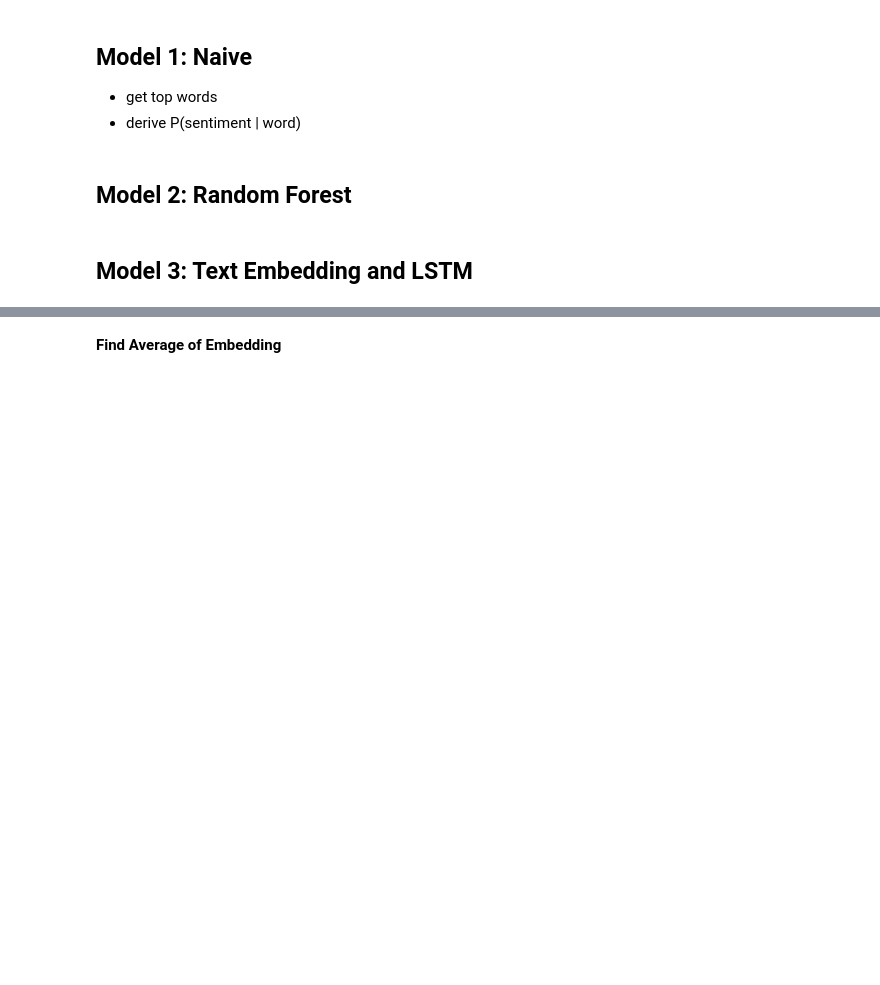
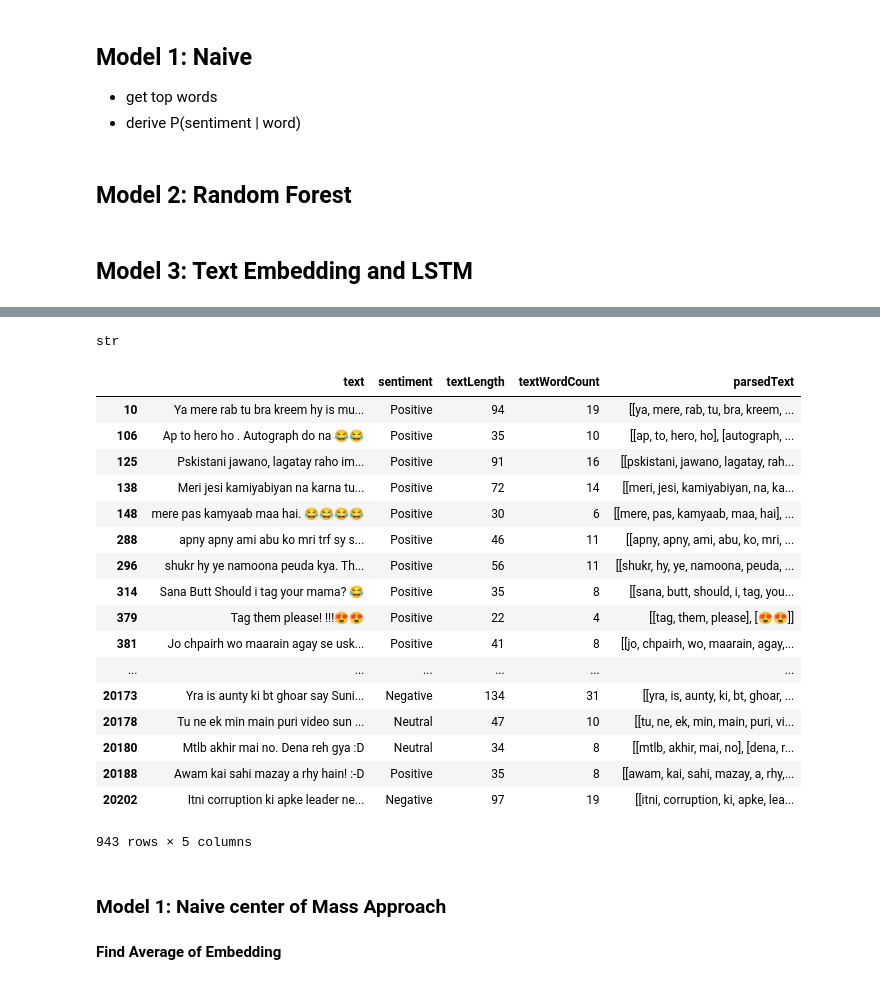
Before and after one commit to conorfrailey/MLpractice, a Jupyter notebook: Amazon Coding Challenge.ipynb, the cells around one changed output, grey strips where cells are left out. Saved outputs shown, nothing was run; the diff lists cells and outputs as text; code cells hidden in the pictures; blank space fills up the shorter version.

```diff
--- a/Amazon Coding Challenge.ipynb
+++ b/Amazon Coding Challenge.ipynb
@@ -212 +242,52 @@ To
+# %%
+type(string.punctuation)
+# %% [output]
+str
+# %%
+
+s = "string. With. Punctuation?"
+table = str.maketrans({key: None for key in string.punctuation})
+new_s = s.translate(table)
+def UrduParsing(text):
+    # create list of sentences in text
+    sentences = nltk.sent_tokenize(text.lower())
+    # create list of lists of words in sentences and remove whitespace and punctuation
+    wordsInSentences = [nltk.word_tokenize(s) for s in sentences]
+
+    # loop through words to remove whitespace and punctuation and remove empty words
+    cleanWordsInSentences = []
+    table = str.maketrans({key: None for key in string.punctuation+string.whitespace})
+    for s in wordsInSentences:
+        cleanSentence = []
+        for w in s:
+            cleanWord = w.translate(table)
+            if len(cleanWord) > 0:
+                cleanSentence.append(cleanWord)
+        if len(cleanSentence) > 0:
+            cleanWordsInSentences.append(cleanSentence)
+
+    return cleanWordsInSentences
+# %%
+data['parsedText'] = data.apply(lambda x: UrduParsing(x['text']), axis = 1)
+# %%
+data[data['parsedText'].apply(len)>1]
+# %% [output]
+|  | text | sentiment | textLength | textWordCount | parsedText |
+| 10 | Ya mere rab tu bra kreem hy is mu... | Positive | 94 | 19 | [[ya, mere, rab, tu, bra, kreem, ... |
+| 106 | Ap to hero ho . Autograph do na 😂😂 | Positive | 35 | 10 | [[ap, to, hero, ho], [autograph, ... |
+| 125 | Pskistani jawano, lagatay raho im... | Positive | 91 | 16 | [[pskistani, jawano, lagatay, rah... |
+| 138 | Meri jesi kamiyabiyan na karna tu... | Positive | 72 | 14 | [[meri, jesi, kamiyabiyan, na, ka... |
+| 148 | mere pas kamyaab maa hai. 😂😂😂😂 | Positive | 30 | 6 | [[mere, pas, kamyaab, maa, hai], ... |
+| 288 | apny apny ami abu ko mri trf sy s... | Positive | 46 | 11 | [[apny, apny, ami, abu, ko, mri, ... |
+| 296 | shukr hy ye namoona peuda kya. Th... | Positive | 56 | 11 | [[shukr, hy, ye, namoona, peuda, ... |
+| 314 | Sana Butt Should i tag your mama? 😂 | Positive | 35 | 8 | [[sana, butt, should, i, tag, you... |
+| 379 | Tag them please! !!!😍😍 | Positive | 22 | 4 | [[tag, them, please], [😍😍]] |
+| 381 | Jo chpairh wo maarain agay se usk... | Positive | 41 | 8 | [[jo, chpairh, wo, maarain, agay,... |
+| ... | ... | ... | ... | ... | ... |
+| 20173 | Yra is aunty ki bt ghoar say Suni... | Negative | 134 | 31 | [[yra, is, aunty, ki, bt, ghoar, ... |
+| 20178 | Tu ne ek min main puri video sun ... | Neutral | 47 | 10 | [[tu, ne, ek, min, main, puri, vi... |
+| 20180 | Mtlb akhir mai no. Dena reh gya :D | Neutral | 34 | 8 | [[mtlb, akhir, mai, no], [dena, r... |
+| 20188 | Awam kai sahi mazay a rhy hain! :-D | Positive | 35 | 8 | [[awam, kai, sahi, mazay, a, rhy,... |
+| 20202 | Itni corruption ki apke leader ne... | Negative | 97 | 19 | [[itni, corruption, ki, apke, lea... |
+943 rows × 5 columns
 # %%
@@ -234,0 +305,2 @@ data['centerOfMass'] = data['words'].apply(lambda x:
+# %% [markdown]
+### Model 1: Naive center of Mass Approach
```
Also changed, not shown: parts of 42 cells of this notebook, 2 other files.
